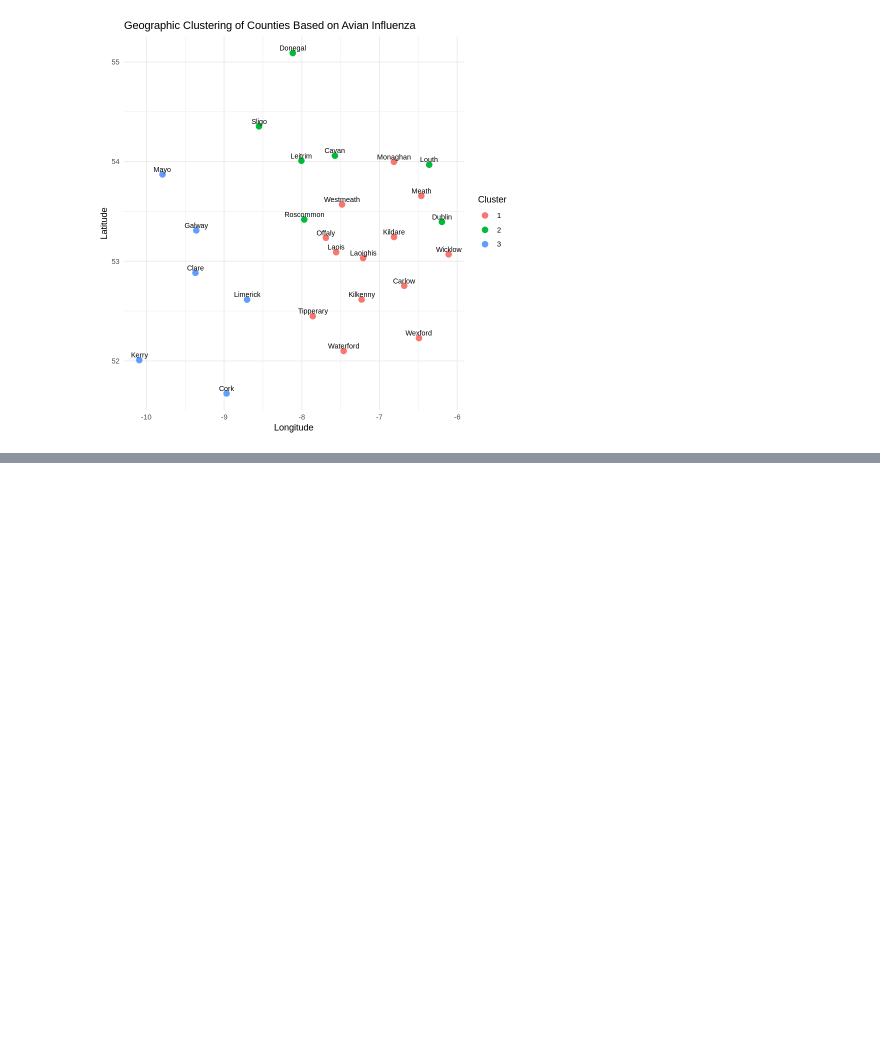
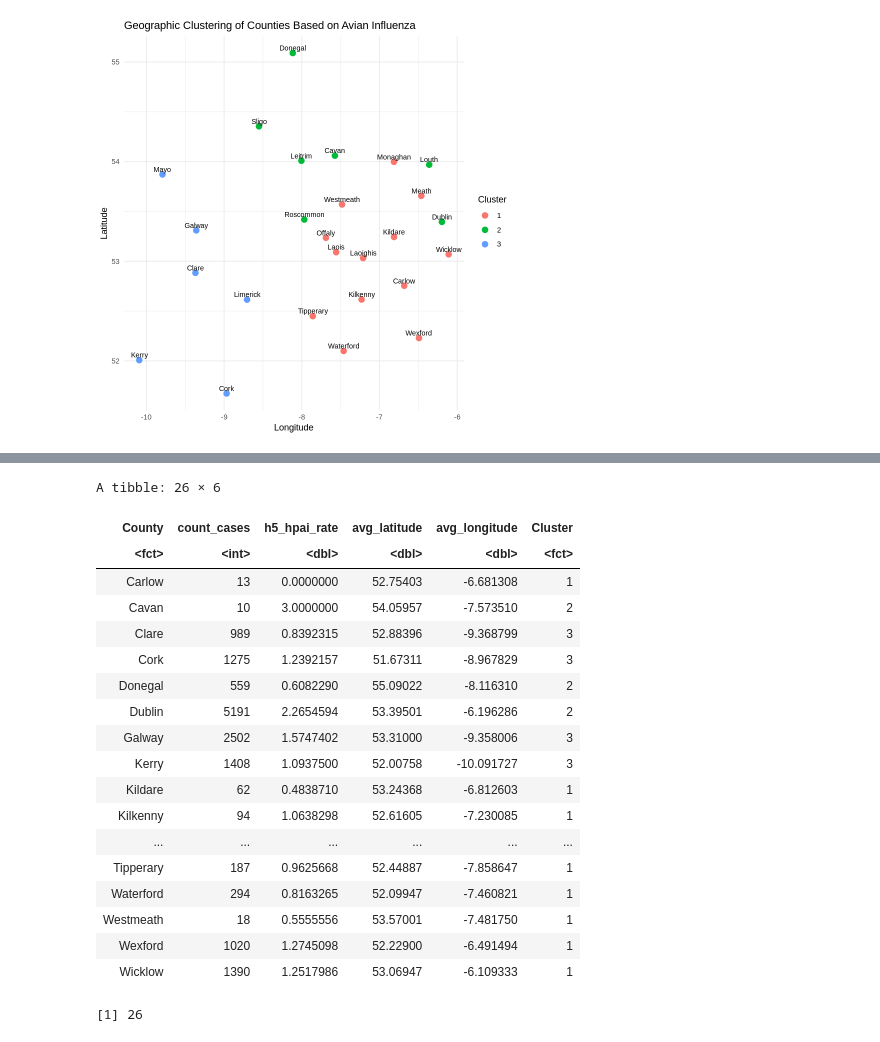
Before and after one commit to mpbeck/ANS-128-GP-The-Explorers-, a Jupyter notebook: code.ipynb, the cells around one changed output, grey strips where cells are left out. Cells and saved outputs as stored; diff of their text form; code cells hidden in the pictures; blank space fills up the shorter version.

```diff
--- a/code.ipynb
+++ b/code.ipynb
@@ -224,0 +223,24 @@ A tibble: 26 × 5
+# %%
+geo_summary
+nrow(geo_summary)
+# %% [output]
+A tibble: 26 × 6
+| County | count_cases | h5_hpai_rate | avg_latitude | avg_longitude | Cluster |
+| <fct> | <int> | <dbl> | <dbl> | <dbl> | <fct> |
+| Carlow | 13 | 0.0000000 | 52.75403 | -6.681308 | 1 |
+| Cavan | 10 | 3.0000000 | 54.05957 | -7.573510 | 2 |
+| Clare | 989 | 0.8392315 | 52.88396 | -9.368799 | 3 |
+| Cork | 1275 | 1.2392157 | 51.67311 | -8.967829 | 3 |
+| Donegal | 559 | 0.6082290 | 55.09022 | -8.116310 | 2 |
+| Dublin | 5191 | 2.2654594 | 53.39501 | -6.196286 | 2 |
+| Galway | 2502 | 1.5747402 | 53.31000 | -9.358006 | 3 |
+| Kerry | 1408 | 1.0937500 | 52.00758 | -10.091727 | 3 |
+| Kildare | 62 | 0.4838710 | 53.24368 | -6.812603 | 1 |
+| Kilkenny | 94 | 1.0638298 | 52.61605 | -7.230085 | 1 |
+| ... | ... | ... | ... | ... | ... |
+| Tipperary | 187 | 0.9625668 | 52.44887 | -7.858647 | 1 |
+| Waterford | 294 | 0.8163265 | 52.09947 | -7.460821 | 1 |
+| Westmeath | 18 | 0.5555556 | 53.57001 | -7.481750 | 1 |
+| Wexford | 1020 | 1.2745098 | 52.22900 | -6.491494 | 1 |
+| Wicklow | 1390 | 1.2517986 | 53.06947 | -6.109333 | 1 |
+[1] 26
```
Also changed, not shown: parts of 3 cells of this notebook.
